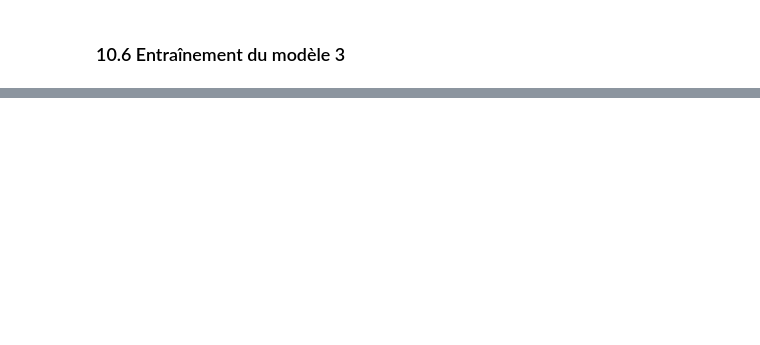
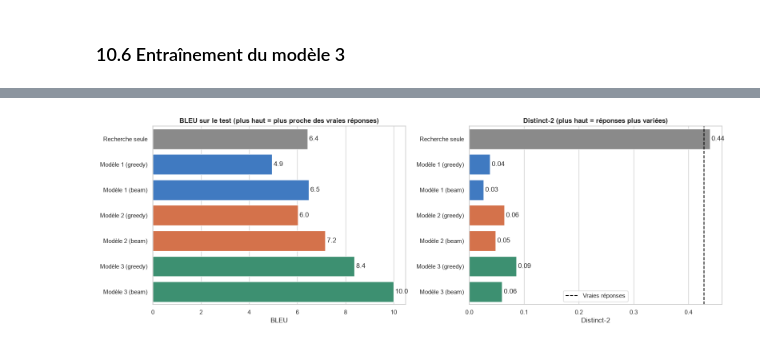
Before and after one commit to ranimmhiri/supportbot, a Jupyter notebook: notebooks/02_modele.ipynb, the cells around one changed output, grey strips where cells are left out. Saved outputs shown, nothing was run; the diff lists cells and outputs as text; code cells hidden in the pictures; blank space fills up the shorter version.

```diff
--- a/notebooks/02_modele.ipynb
+++ b/notebooks/02_modele.ipynb
@@ -1413,0 +1540,22 @@ Epoch 10 | perte train 2.476 | perte val 2.387 | perplexité val   10.9 | 19.7 m
+# %%
+a_tracer = resultats.drop(index="Vraie réponse").reset_index().rename(columns={"index": "Système"})
+palette = {s: ("#2a78d6" if "1" in s else "#eb6834" if "2" in s else "#2f9e74" if "3" in s else "#8a8a8a")
+           for s in a_tracer["Système"]}
+
+fig, axes = plt.subplots(1, 2, figsize=(16, 5.5))
+for ax, mesure in zip(axes, ["BLEU", "Distinct-2"]):
+    sns.barplot(data=a_tracer, y="Système", x=mesure, hue="Système", palette=palette,
+                legend=False, ax=ax)
+    for conteneur in ax.containers:
+        ax.bar_label(conteneur, fmt="%.2f" if mesure == "Distinct-2" else "%.1f", padding=3)
+    ax.set_ylabel("")
+axes[0].set_title("BLEU sur le test (plus haut = plus proche des vraies réponses)", weight="bold")
+axes[1].set_title("Distinct-2 (plus haut = réponses plus variées)", weight="bold")
+axes[1].axvline(resultats.loc["Vraie réponse", "Distinct-2"], color="black", linestyle="--",
+                label="Vraies réponses")
+axes[1].legend()
+plt.tight_layout()
+plt.savefig("../reports/figures/comparaison_test.png", dpi=150, bbox_inches="tight")
+plt.show()
+# %% [output]
+[figure, added]
```
Also changed, not shown: parts of 51 cells of this notebook, 1 other file.
